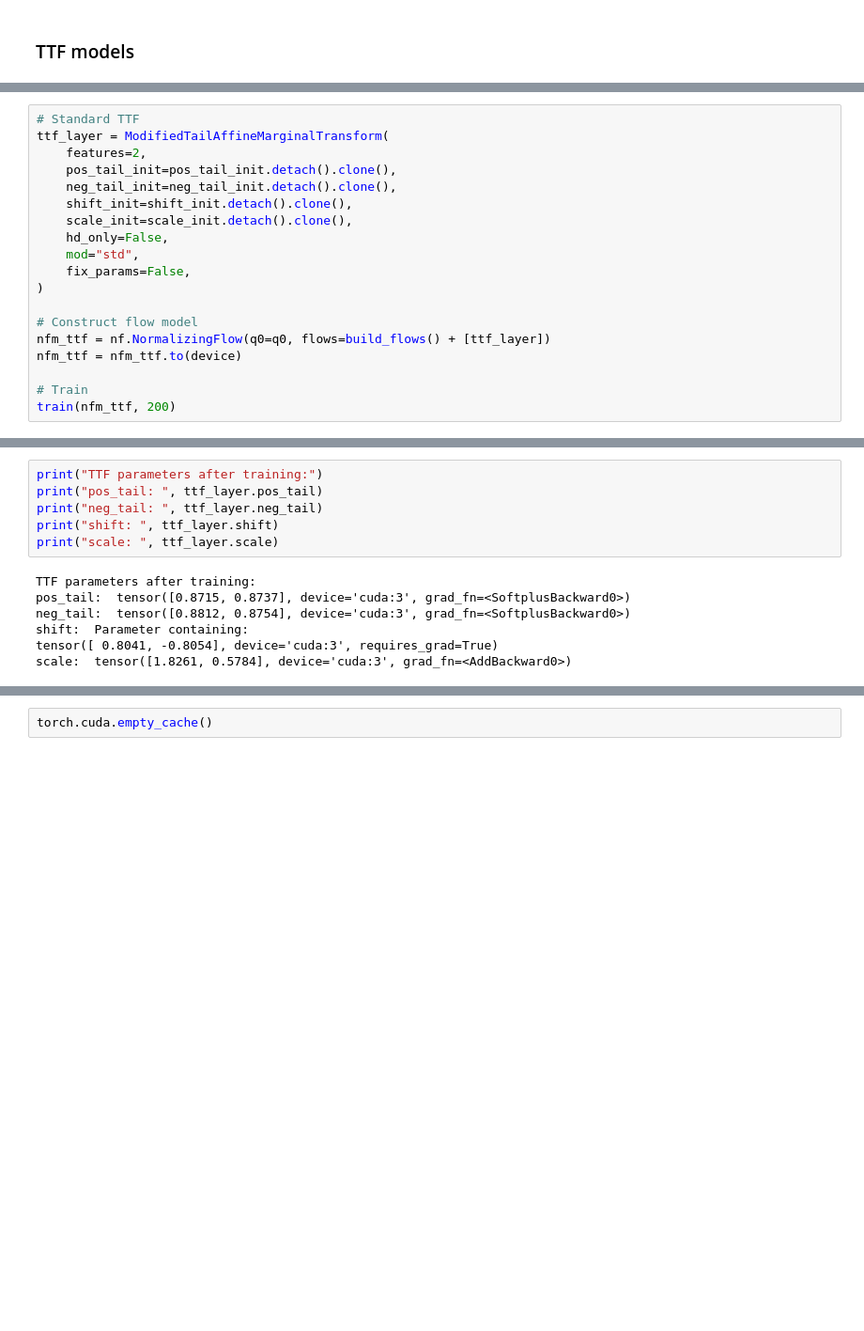
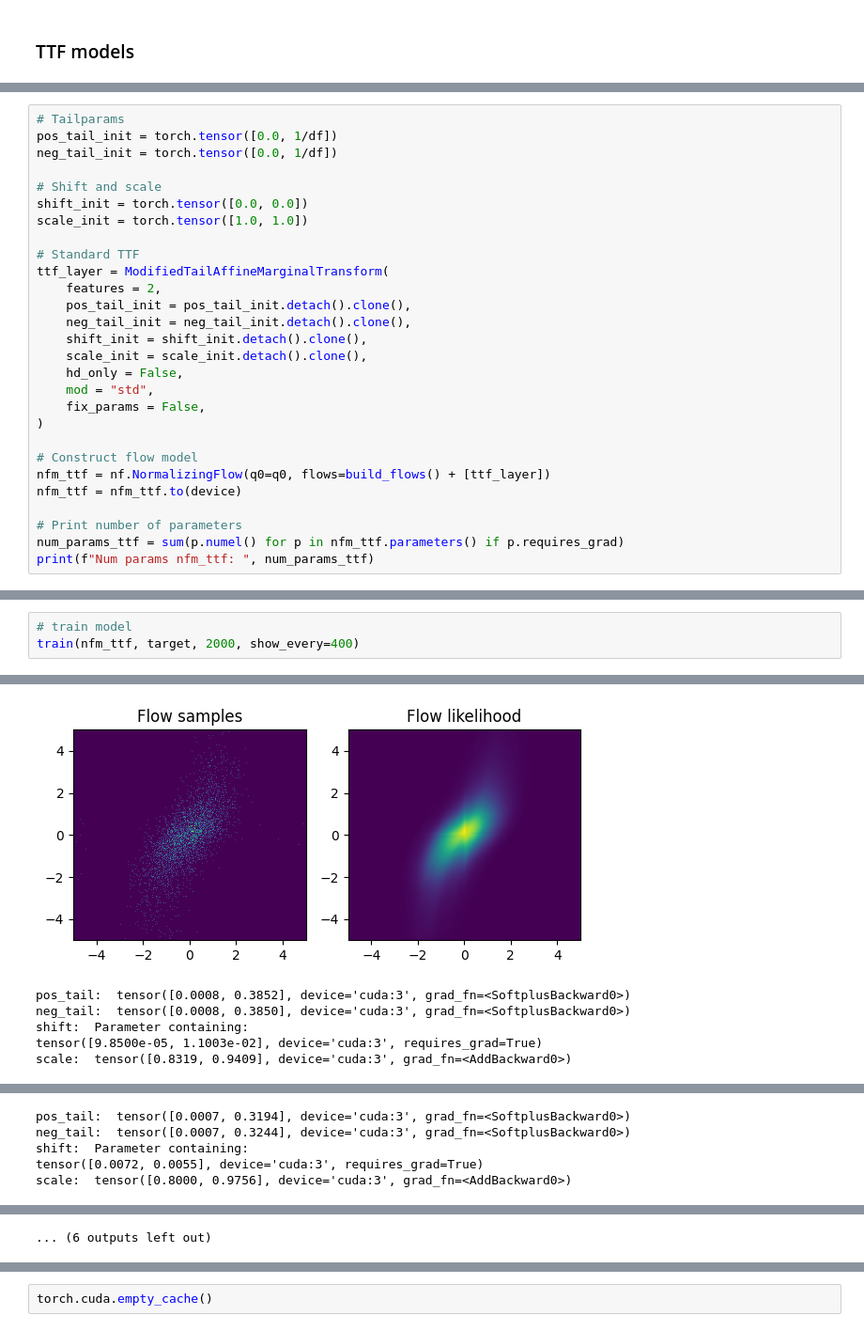
Before and after one commit to Lukas2412/tailnflows, a Jupyter notebook: experiments/density_estimation_synthetic/ttf_artifacts_and_modifications_exploration.ipynb, the cells around one changed output, grey strips where cells are left out. Shown at 94% size. Saved outputs shown, nothing was run; the diff lists cells and outputs as text; blank space fills up the shorter version.

```diff
--- a/experiments/density_estimation_synthetic/ttf_artifacts_and_modifications_exploration.ipynb
+++ b/experiments/density_estimation_synthetic/ttf_artifacts_and_modifications_exploration.ipynb
@@ -299,22 +331,31 @@ scale_init = torch.tensor([2.0, 0.5])
 # %%
+# Tailparams
+pos_tail_init = torch.tensor([0.0, 1/df])
+neg_tail_init = torch.tensor([0.0, 1/df])
+
+# Shift and scale
+shift_init = torch.tensor([0.0, 0.0])
+scale_init = torch.tensor([1.0, 1.0])
+
 # Standard TTF
 ttf_layer = ModifiedTailAffineMarginalTransform(
-    features=2,
-    pos_tail_init=pos_tail_init.detach().clone(),
-    neg_tail_init=neg_tail_init.detach().clone(),
-    shift_init=shift_init.detach().clone(),
-    scale_init=scale_init.detach().clone(),
-    hd_only=False,
-    mod="std",
-    fix_params=False,
+    features = 2,
+    pos_tail_init = pos_tail_init.detach().clone(),
+    neg_tail_init = neg_tail_init.detach().clone(),
+    shift_init = shift_init.detach().clone(),
+    scale_init = scale_init.detach().clone(),
+    hd_only = False,
+    mod = "std",
+    fix_params = False,
 )
 
 # Construct flow model
 nfm_ttf = nf.NormalizingFlow(q0=q0, flows=build_flows() + [ttf_layer])
 nfm_ttf = nfm_ttf.to(device)
 
-# Train
-train(nfm_ttf, 200)
+# Print number of parameters
+num_params_ttf = sum(p.numel() for p in nfm_ttf.parameters() if p.requires_grad)
+print(f"Num params nfm_ttf: ", num_params_ttf)
 # %% [output]
 Standard TTF: No breaking points needed, thus fixed.
 Fixed breakpoint params.
@@ -337,13 +363,4 @@ scale:  tensor([1.8261, 0.5784], device='cuda:3', grad_fn=<AddBackward0>)
-# %%
-print("TTF parameters after training:")
-print("pos_tail: ", ttf_layer.pos_tail)
-print("neg_tail: ", ttf_layer.neg_tail)
-print("shift: ", ttf_layer.shift)
-print("scale: ", ttf_layer.scale)
-# %% [output]
-TTF parameters after training:
-pos_tail:  tensor([0.8715, 0.8737], device='cuda:3', grad_fn=<SoftplusBackward0>)
-neg_tail:  tensor([0.8812, 0.8754], device='cuda:3', grad_fn=<SoftplusBackward0>)
-shift:  Parameter containing:
-tensor([ 0.8041, -0.8054], device='cuda:3', requires_grad=True)
-scale:  tensor([1.8261, 0.5784], device='cuda:3', grad_fn=<AddBackward0>)
+# %%
+# train model
+train(nfm_ttf, target, 2000, show_every=400)
+# %% [output]
@@ -349,0 +368,6 @@ scale:  tensor([1.8261, 0.5784], device='cuda:3', grad_fn=<AddBackward0>)
+[figure, added]
+pos_tail:  tensor([0.0008, 0.3852], device='cuda:3', grad_fn=<SoftplusBackward0>)
+neg_tail:  tensor([0.0008, 0.3850], device='cuda:3', grad_fn=<SoftplusBackward0>)
+shift:  Parameter containing:
+tensor([9.8500e-05, 1.1003e-02], device='cuda:3', requires_grad=True)
+scale:  tensor([0.8319, 0.9409], device='cuda:3', grad_fn=<AddBackward0>)
@@ -349,0 +376,5 @@ scale:  tensor([1.8261, 0.5784], device='cuda:3', grad_fn=<AddBackward0>)
+pos_tail:  tensor([0.0007, 0.3194], device='cuda:3', grad_fn=<SoftplusBackward0>)
+neg_tail:  tensor([0.0007, 0.3244], device='cuda:3', grad_fn=<SoftplusBackward0>)
+shift:  Parameter containing:
+tensor([0.0072, 0.0055], device='cuda:3', requires_grad=True)
+scale:  tensor([0.8000, 0.9756], device='cuda:3', grad_fn=<AddBackward0>)
@@ -350,2 +395,3 @@ scale:  tensor([1.8261, 0.5784], device='cuda:3', grad_fn=<AddBackward0>)
+... (6 outputs left out)
 # %%
 # Compute average NLL per sample and dim
```
Also changed, not shown: parts of 47 cells of this notebook, 2 other files.
